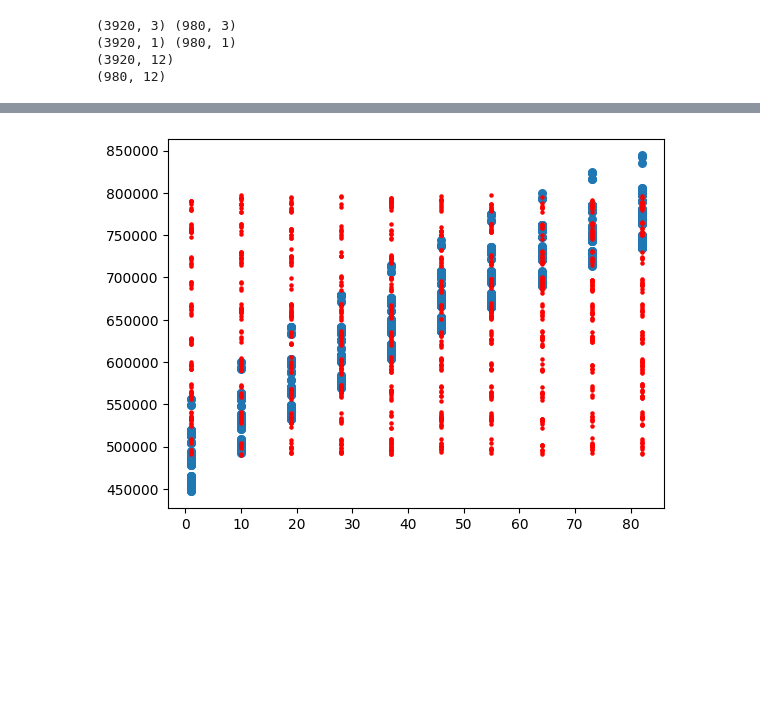
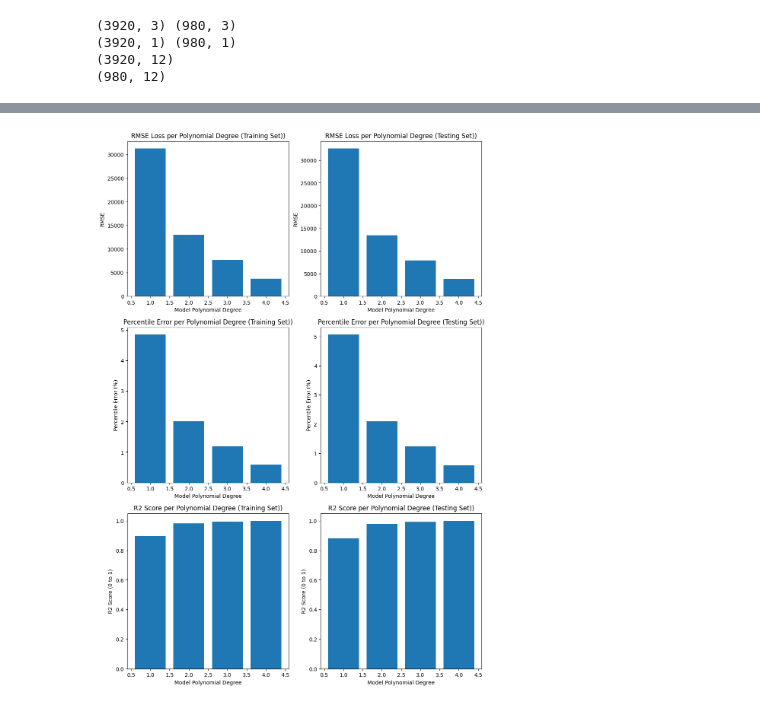
Before and after one commit to Geniendevenir/Piscine_ML, a Jupyter notebook: mod07-2/ex10/gaucamole.ipynb, the cells around one changed output, grey strips where cells are left out. Saved outputs shown, nothing was run; the diff lists cells and outputs as text; code cells hidden in the pictures; blank space fills up the shorter version.

```diff
--- a/mod07-2/ex10/gaucamole.ipynb
+++ b/mod07-2/ex10/gaucamole.ipynb
@@ -240,0 +276,14 @@ KeyboardInterrupt:
+# %%
+#Create Random Thetas (Normal distribution, mean of 0, standard deviation of 0.01)
+thetas_3 = np.random.normal(0, 0.01, size=X_train_poly_3.shape[1] + 1).reshape(-1, 1)
+
+#Train Model 3 (Using Training set)
+pm_3 = MyLinearRegression(thetas_3, 0.1, max_iter=1000000)
+pm_3.fit_(X_train_poly_3, Y_train)
+# %%
+#Create Random Thetas (Normal distribution, mean of 0, standard deviation of 0.01)
+thetas_4 = np.random.normal(0, 0.01, size=X_train_poly_4.shape[1] + 1).reshape(-1, 1)
+
+#Train Model 4 (Using Training set)
+pm_4 = MyLinearRegression(thetas_4, 0.1, max_iter=1000000)
+pm_4.fit_(X_train_poly_4, Y_train)
@@ -241,31 +311,65 @@ KeyboardInterrupt:
 # %%
 
-""""""""""""""""""""""""""""""""""""""""""""""""""""""""
-"""			LOSS AND VISUALIATION MODEL 1			"""
-""""""""""""""""""""""""""""""""""""""""""""""""""""""""
+""""""""""""""""""""""""""""""""""""""""""""""""""
+"""				LOSS VISUALIATION		   	   """
+""""""""""""""""""""""""""""""""""""""""""""""""""
 
-#Calculate Loss Model 1 Using Training Set
-Y_Hat_1 = pm_1.predict_(X_train_poly_1)
-loss_train_1 = pm_1.rmse_(Y_train, Y_Hat_1)
-print(f"{loss_train_1.item():f}")
+mse_train = []
+mse_test = []
+mse = [mse_train, mse_test]
 
-sorted_indices = np.argsort(X_test[:, 0]) # Sort by the first feature (Weight)
-X_sorted = X_test[sorted_indices]
-Y_hat_sorted = Y_Hat_1[sorted_indices]
+fig, axes = plt.subplots(3, 2, figsize=(12, 18))
 
-plt.scatter(X_test[:, 0], Y_test, label="Actual", s=30)
-plt.scatter(X_sorted[:, 0], Y_hat_sorted, color="red", label="Polynomial Fit", s=5)
-plt.plot()
+for i in range(2):
+	curr_set = dataset[i]
+	curr_mse = mse[i]
+	percentile_error = []
+	r2_score = []
+	curr_Y = Y_set[i]
+	dataset_name = "Training Set" if i == 0 else "Testing Set"
+	print(f"Set: {dataset_name}")
 
-#Visualize Results of Model 1 Training Set (Weight)
-""" x_min_train_weight = X_train.min(axis=0)
-x_max_train_wieght = X_train.max(axis=0)
-X_test_continue = np.linspace(x_min_train, x_max_train, 200).reshape(-1, 1) """
+	for row in range(4):
+		model = models[row]
+		curr_set_poly = curr_set[row]
+
+		#Make predition on the Training Set
+		Y_hat = model.predict_(curr_set_poly)
+
+		#Calculate Loss Using Training Set
+		loss = model.rmse_(curr_Y, Y_hat).flatten()[0]
+
+		print(f"Model Degree {degrees[row]}: {loss}")
+
+		#Add the result to mse_train
+		curr_mse.append(loss)
+
+		#Calculate the percentile error or the loss
+		per_error = model.percentile_error_(loss.astype(float), Y)
+		percentile_error.append(per_error)
+
+		#Calculate the r2_score
+		score = model.r2_score_(curr_Y, Y_hat)
+		r2_score.append(score)
 
 
+	#Plot the loss for each model prediction on the training set
+	axes[0, i].bar(degrees, curr_mse)
+	axes[0, i].set_title(f"RMSE Loss per Polynomial Degree ({dataset_name}))")
+	axes[0, i].set_xlabel("Model Polynomial Degree")
+	axes[0, i].set_ylabel("RMSE")
 
-#Calculate Loss Model 1 Using Testing Set
-""" Y_Hat_1 = pm_1.predict_(X_test_poly_1)
-loss_test_1 = pm_1.rmse_(Y_test, Y_Hat_1)
-print(f"{loss_test_1.item():f}") """
+	#Plot the percentile error per Model
+	axes[1, i].bar(degrees, percentile_error)
+	axes[1, i].set_title(f"Percentile Error per Polynomial Degree ({dataset_name}))")
+	axes[1, i].set_xlabel("Model Polynomial Degree")
+	axes[1, i].set_ylabel("Percentile Error (%)")
+
+	#Plot the R2_score per Model
+	axes[2, i].bar(degrees, r2_score)
+	axes[2, i].set_title(f"R2 Score per Polynomial Degree ({dataset_name}))")
+	axes[2, i].set_xlabel("Model Polynomial Degree")
+	axes[2, i].set_ylabel("R2 Score (0 to 1)")
+
+plt.show()
 # %% [output]
@@ -274 +386 @@ print(f"{loss_test_1.item():f}") """
-[figure, old version]
+[figure, new version]
```
Also changed, not shown: parts of 10 cells of this notebook, 3 other files.
